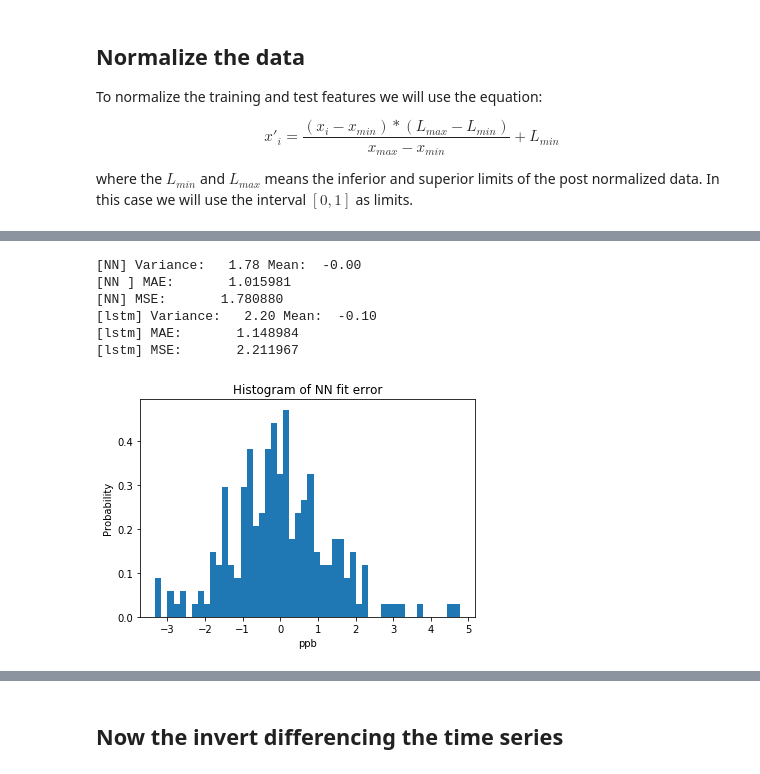
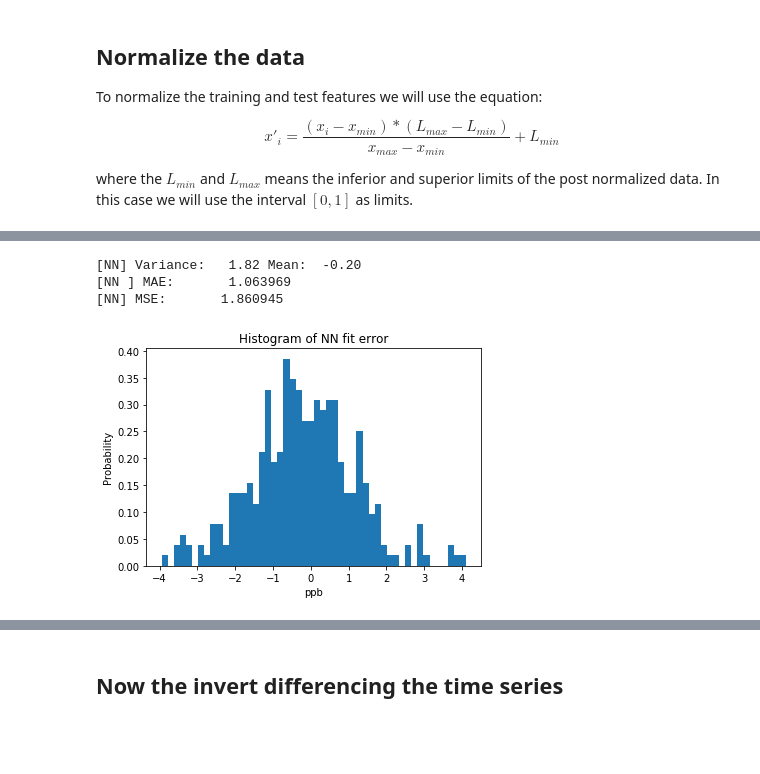
Before and after one commit to rodgdutra/Neural_network, a Jupyter notebook: time_series_bovespa/ibov_time_series.ipynb, the cells around one changed output, grey strips where cells are left out. Saved outputs shown, nothing was run; the diff lists cells and outputs as text; code cells hidden in the pictures; blank space fills up the shorter version.

```diff
--- a/time_series_bovespa/ibov_time_series.ipynb
+++ b/time_series_bovespa/ibov_time_series.ipynb
@@ -206,11 +206,16 @@ open_p = data[:,2]
 high   = data[:,3]
 low    = data[:,4]
 volume = data[:,5]
-price = np.array(price[1100:],dtype=float)
-open_p = np.array(open_p[1100:],dtype=float)
-high   = np.array(high[1100:],dtype=float)
-low    = np.array(low[1100:],dtype=float)
-volume = np.array(volume[1100:],dtype=float)
+# price = np.array(price[1100:],dtype=float)
+# open_p = np.array(open_p[1100:],dtype=float)
+# high   = np.array(high[1100:],dtype=float)
+# low    = np.array(low[1100:],dtype=float)
+# volume = np.array(volume[1100:],dtype=float)
+price = np.array(price,dtype=float)
+open_p = np.array(open_p,dtype=float)
+high   = np.array(high,dtype=float)
+low    = np.array(low,dtype=float)
+volume = np.array(volume,dtype=float)
 
 pprint.pprint(dataframe)
 # %% [output]
@@ -517,12 +530,12 @@ As the temperature and frequency offset data are time-series select
 # Generating the autocorrelation to each lag
 price = np.array(price).flatten()
 volume = np.array(volume,dtype=float).flatten()
-lag = 5
+lag = 8
 price_test  = np.array(price[lag:]) - np.array(price[:-lag])
 volume_test = np.array(volume[lag:]) - np.array(volume[:-lag])
 x = np.array(price[lag:]) - np.array(price[:-lag])
 x1 = x
-lag = np.arange(1,100,1)
+lag = np.arange(1,500,1)
 start = lag[-1]
 end = len(x)
 R = [x[start - i : end - i] for i in lag]
@@ -531,7 +544,7 @@ R2 = [R1[0] for i in lag]
 r = np.corrcoef(R1,R)
 corr = np.abs(r[0][len(lag):])
 print("Absolute  cross correlation is bigger than 0.7 for the lags:")
-print(np.where(corr > 0.4))
+print(np.where(corr > 0.8))
 
 temp_dist_corr = np.array([dist_corr(i[0],i[1])/2 for i in zip(R2,R)])
 print(np.where(temp_dist_corr > 0.5))
@@ -558,7 +582,7 @@ TIC 8.60827928714531
 # %%
 # Appliying the difference in all features
 lag = 8
-if lag > 1 :
+if lag > 0 :
     price_test = np.array(price[lag:]) - np.array(price[:-lag])
     open_test  = np.array(open_p[lag:]) - np.array(open_p[:-lag])
     low_test   = np.array(low[lag:]) - np.array(low[:-lag])
@@ -875,35 +889,32 @@ Text(0, 0.5, 'ppb')
 # %%
 y_nn_temp_err = y_nn - y_test.flatten()
-y_lstm_err    = y_lstm - y_test.flatten()
+# y_lstm_err    = y_lstm - y_test.flatten()
 print(
     "[NN] Variance: %6.2f Mean: %6.2f"
     % (np.var(y_nn_temp_err), np.mean(y_nn_temp_err))
 )
 print("[NN ] MAE:       %f " % mean_absolute_error(y_nn, y_test))
 print("[NN] MSE:       %f " % mean_squared_error(y_nn, y_test))
 
-print(
-    "[lstm] Variance: %6.2f Mean: %6.2f"
-    % (np.var(y_lstm_err), np.mean(y_lstm_err))
-)
-print("[lstm] MAE:       %f " % mean_absolute_error(y_lstm, y_test))
-print("[lstm] MSE:       %f " % mean_squared_error(y_lstm, y_test))
+# print(
+#     "[lstm] Variance: %6.2f Mean: %6.2f"
+#     % (np.var(y_lstm_err), np.mean(y_lstm_err))
+# )
+# print("[lstm] MAE:       %f " % mean_absolute_error(y_lstm, y_test))
+# print("[lstm] MSE:       %f " % mean_squared_error(y_lstm, y_test))
 
 plt.figure()
 plt.hist(y_nn_temp_err, bins=50, density=True)
 plt.title("Histogram of NN fit error")
 plt.xlabel("ppb")
 plt.ylabel("Probability")
 
 plt.show()
 # %% [output]
-[NN] Variance:   1.78 Mean:  -0.00
-[NN ] MAE:       1.015981
-[NN] MSE:       1.780880
-[lstm] Variance:   2.20 Mean:  -0.10
-[lstm] MAE:       1.148984
-[lstm] MSE:       2.211967
+[NN] Variance:   1.82 Mean:  -0.20
+[NN ] MAE:       1.063969
+[NN] MSE:       1.860945
-[figure, old version]
+[figure, new version]
 # %%
 # ARIMA
 # The holdover approach is currently a univariate timeseries
```
Also changed, not shown: parts of 25 cells of this notebook.
